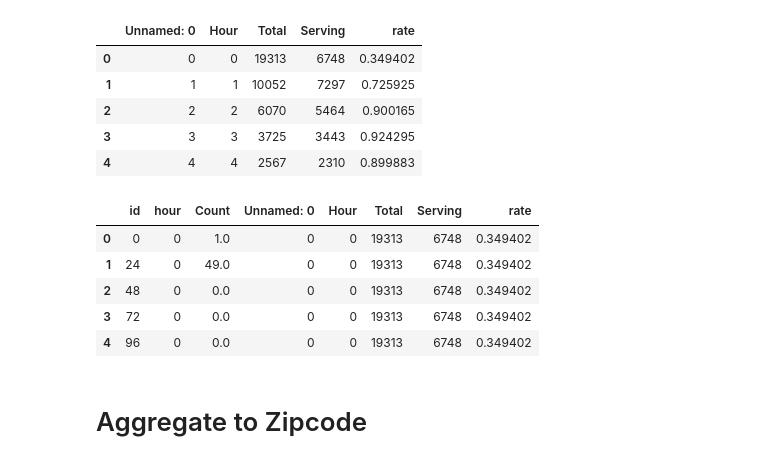
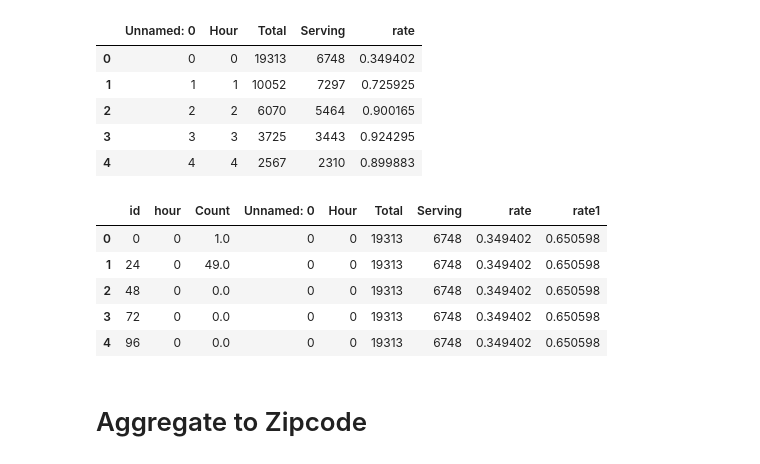
Before and after one commit to louisalulu/Data_Visualization_Final_Challenge, a Jupyter notebook: pick_up_location_by_time.ipynb, the cells around one changed output. Saved outputs shown, nothing was run; the diff lists cells and outputs as text; code cells hidden in the pictures.

```diff
--- a/pick_up_location_by_time.ipynb
+++ b/pick_up_location_by_time.ipynb
@@ -90,13 +90,14 @@ servingrate.head()
 | 4 | 4 | 4 | 2567 | 2310 | 0.899883 |
 # %%
 pick_up_location_by_time = pick_up_location_by_time_all.merge(servingrate, left_on='hour',right_on='Hour')
+pick_up_location_by_time['rate1']= 1- pick_up_location_by_time['rate']
 pick_up_location_by_time.head()
 # %% [output]
-|  | id | hour | Count | Unnamed: 0 | Hour | Total | Serving | rate |
-| 0 | 0 | 0 | 1.0 | 0 | 0 | 19313 | 6748 | 0.349402 |
-| 1 | 24 | 0 | 49.0 | 0 | 0 | 19313 | 6748 | 0.349402 |
-| 2 | 48 | 0 | 0.0 | 0 | 0 | 19313 | 6748 | 0.349402 |
-| 3 | 72 | 0 | 0.0 | 0 | 0 | 19313 | 6748 | 0.349402 |
-| 4 | 96 | 0 | 0.0 | 0 | 0 | 19313 | 6748 | 0.349402 |
+|  | id | hour | Count | Unnamed: 0 | Hour | Total | Serving | rate | rate1 |
+| 0 | 0 | 0 | 1.0 | 0 | 0 | 19313 | 6748 | 0.349402 | 0.650598 |
+| 1 | 24 | 0 | 49.0 | 0 | 0 | 19313 | 6748 | 0.349402 | 0.650598 |
+| 2 | 48 | 0 | 0.0 | 0 | 0 | 19313 | 6748 | 0.349402 | 0.650598 |
+| 3 | 72 | 0 | 0.0 | 0 | 0 | 19313 | 6748 | 0.349402 | 0.650598 |
+| 4 | 96 | 0 | 0.0 | 0 | 0 | 19313 | 6748 | 0.349402 | 0.650598 |
 # %%
 records = []
```
Also changed, not shown: parts of 3 cells of this notebook, 1 other file.
